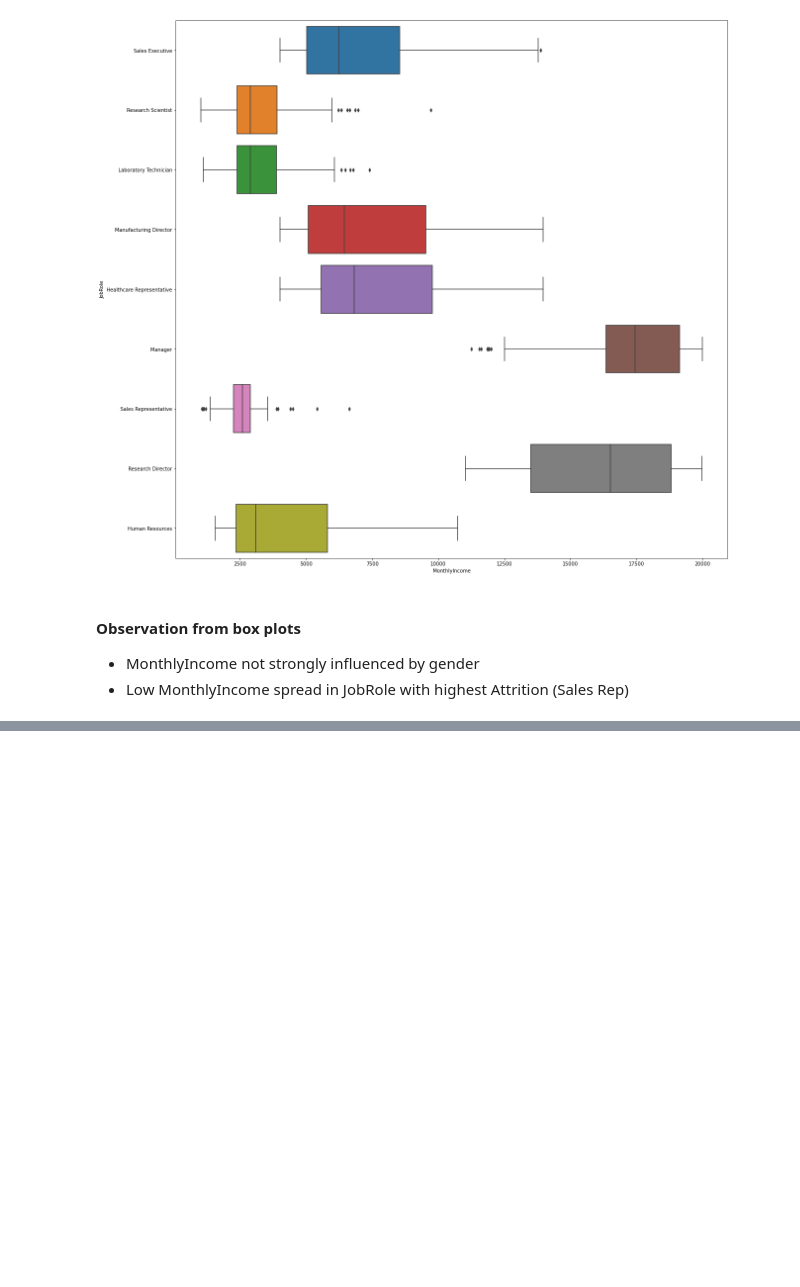
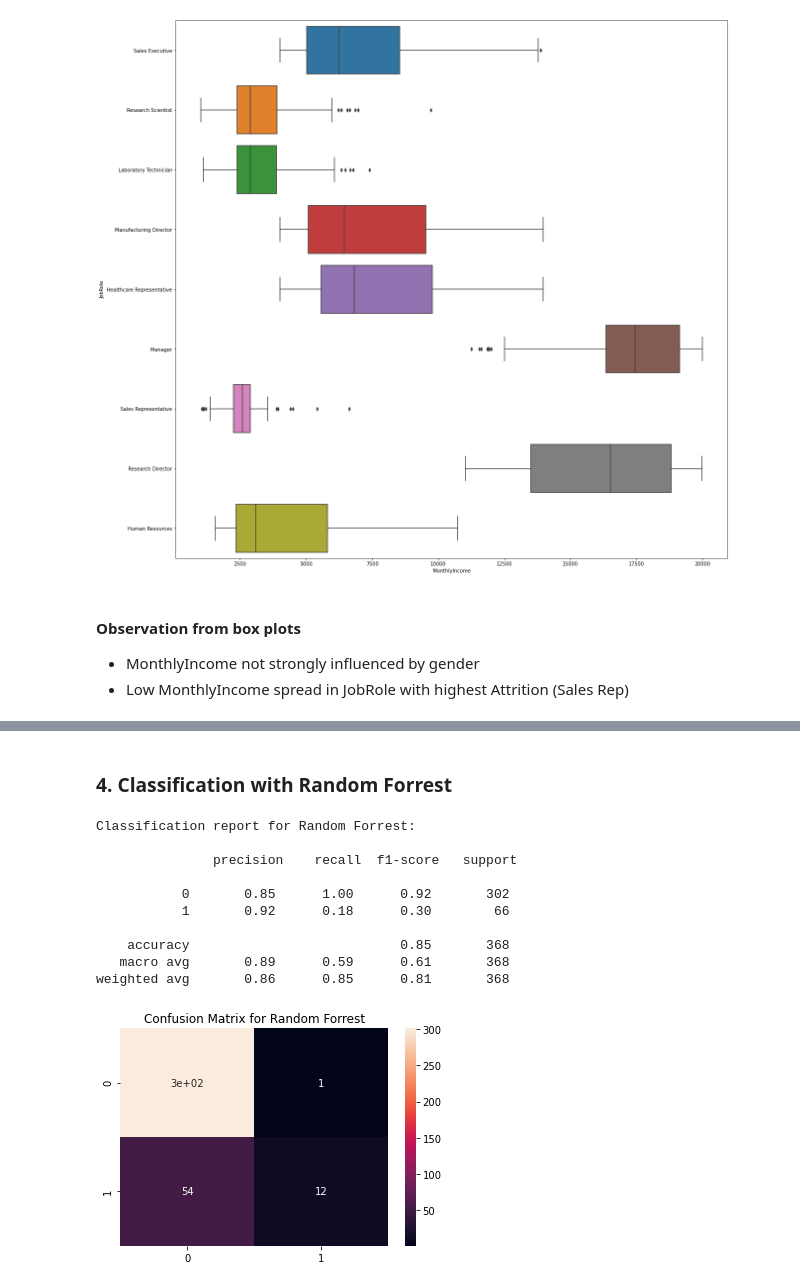
Before and after one commit to JSchoeck/portfolio, a Jupyter notebook: Demos/Case Study Human Resources/Case Study Human Resources.ipynb, the cells around one changed output, grey strips where cells are left out. Cells and saved outputs as stored; diff of their text form; code cells hidden in the pictures; blank space fills up the shorter version.

```diff
--- a/Demos/Case Study Human Resources/Case Study Human Resources.ipynb
+++ b/Demos/Case Study Human Resources/Case Study Human Resources.ipynb
@@ -282,0 +324,26 @@ Name: Attrition, Length: 1470, dtype: int64
+# %% [markdown]
+### 4. Classification with Random Forrest
+# %%
+from sklearn.ensemble import RandomForestClassifier
+
+classifier = RandomForestClassifier()
+classifier.fit(X_train, y_train)
+
+y_pred = classifier.predict(X_test)
+
+print('Classification report for Random Forrest:\n\n',classification_report(y_test, y_pred))
+cm = confusion_matrix(y_test, y_pred)
+plt.title('Confusion Matrix for Random Forrest')
+sns.heatmap(cm, annot=True);
+# %% [output]
+Classification report for Random Forrest:
+
+               precision    recall  f1-score   support
+
+           0       0.85      1.00      0.92       302
+           1       0.92      0.18      0.30        66
+
+    accuracy                           0.85       368
+   macro avg       0.89      0.59      0.61       368
+weighted avg       0.86      0.85      0.81       368
+[figure, added]
```
Also changed, not shown: parts of 18 cells of this notebook.
